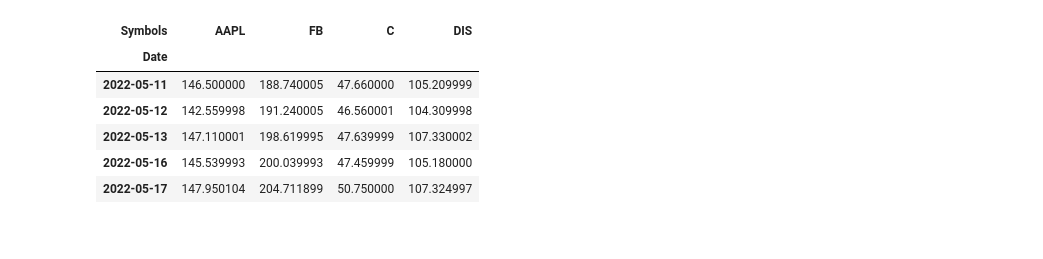
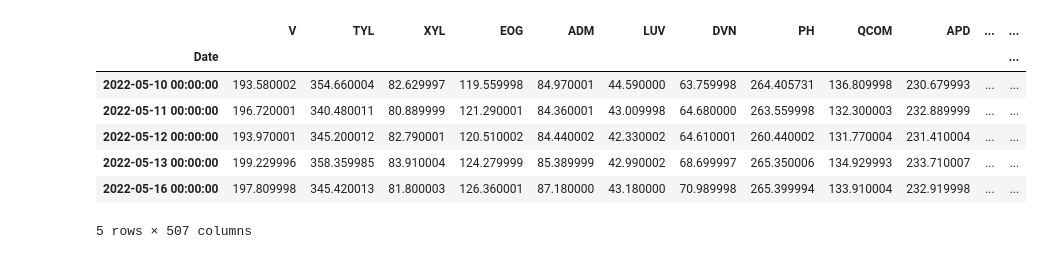
Before and after one commit to ilyesm/applieddatascience, a Jupyter notebook: sampleportfolio.ipynb, the cells around one changed output. Saved outputs shown, nothing was run; the diff lists cells and outputs as text; code cells hidden in the pictures.

```diff
--- a/sampleportfolio.ipynb
+++ b/sampleportfolio.ipynb
@@ -1,32 +1,35 @@
 # %%
 import pandas as pd
 from pandas_datareader import data as pdr
 import yfinance as yf
 import numpy as np
 import datetime as dt
 import matplotlib.pyplot as plt
 plt.style.use('seaborn-colorblind')
 %matplotlib inline
 
 # Create our portfolio of equities
-tickers = ['AAPL','FB', 'C', 'DIS']
+raw = pd.read_csv('data/Holdings.csv')
+tickers = raw['Ticker'].tolist()
 
 # Download closing prices
-data = pdr.get_data_yahoo(tickers, start="2018-01-01", end=dt.date.today())['Close']
+data = pd.read_csv('data/pricing.csv')
+data = data.set_index('Date')
 
 # From the closing prices, calculate periodic returns
 returns = data.pct_change()
 
 # Preview the data
 data.tail()
 # %% [output]
-| Symbols | AAPL | FB | C | DIS |
-| Date |  |  |  |  |
-| 2022-05-11 | 146.500000 | 188.740005 | 47.660000 | 105.209999 |
-| 2022-05-12 | 142.559998 | 191.240005 | 46.560001 | 104.309998 |
-| 2022-05-13 | 147.110001 | 198.619995 | 47.639999 | 107.330002 |
-| 2022-05-16 | 145.539993 | 200.039993 | 47.459999 | 105.180000 |
-| 2022-05-17 | 147.950104 | 204.711899 | 50.750000 | 107.324997 |
+|  | V | TYL | XYL | EOG | ADM | LUV | DVN | PH | QCOM | APD | ... | ... |
+| Date |  |  |  |  |  |  |  |  |  |  |  | ... |
+| 2022-05-10 00:00:00 | 193.580002 | 354.660004 | 82.629997 | 119.559998 | 84.970001 | 44.590000 | 63.759998 | 264.405731 | 136.809998 | 230.679993 | ... | ... |
+| 2022-05-11 00:00:00 | 196.720001 | 340.480011 | 80.889999 | 121.290001 | 84.360001 | 43.009998 | 64.680000 | 263.559998 | 132.300003 | 232.889999 | ... | ... |
+| 2022-05-12 00:00:00 | 193.970001 | 345.200012 | 82.790001 | 120.510002 | 84.440002 | 42.330002 | 64.610001 | 260.440002 | 131.770004 | 231.410004 | ... | ... |
+| 2022-05-13 00:00:00 | 199.229996 | 358.359985 | 83.910004 | 124.279999 | 85.389999 | 42.990002 | 68.699997 | 265.350006 | 134.929993 | 233.710007 | ... | ... |
+| 2022-05-16 00:00:00 | 197.809998 | 345.420013 | 81.800003 | 126.360001 | 87.180000 | 43.180000 | 70.989998 | 265.399994 | 133.910004 | 232.919998 | ... | ... |
+5 rows × 507 columns
 # %%
 plt.figure(figsize=(14, 7))
 for i in data.columns.values:
```
Also changed, not shown: parts of 4 cells of this notebook, 3 other files.
